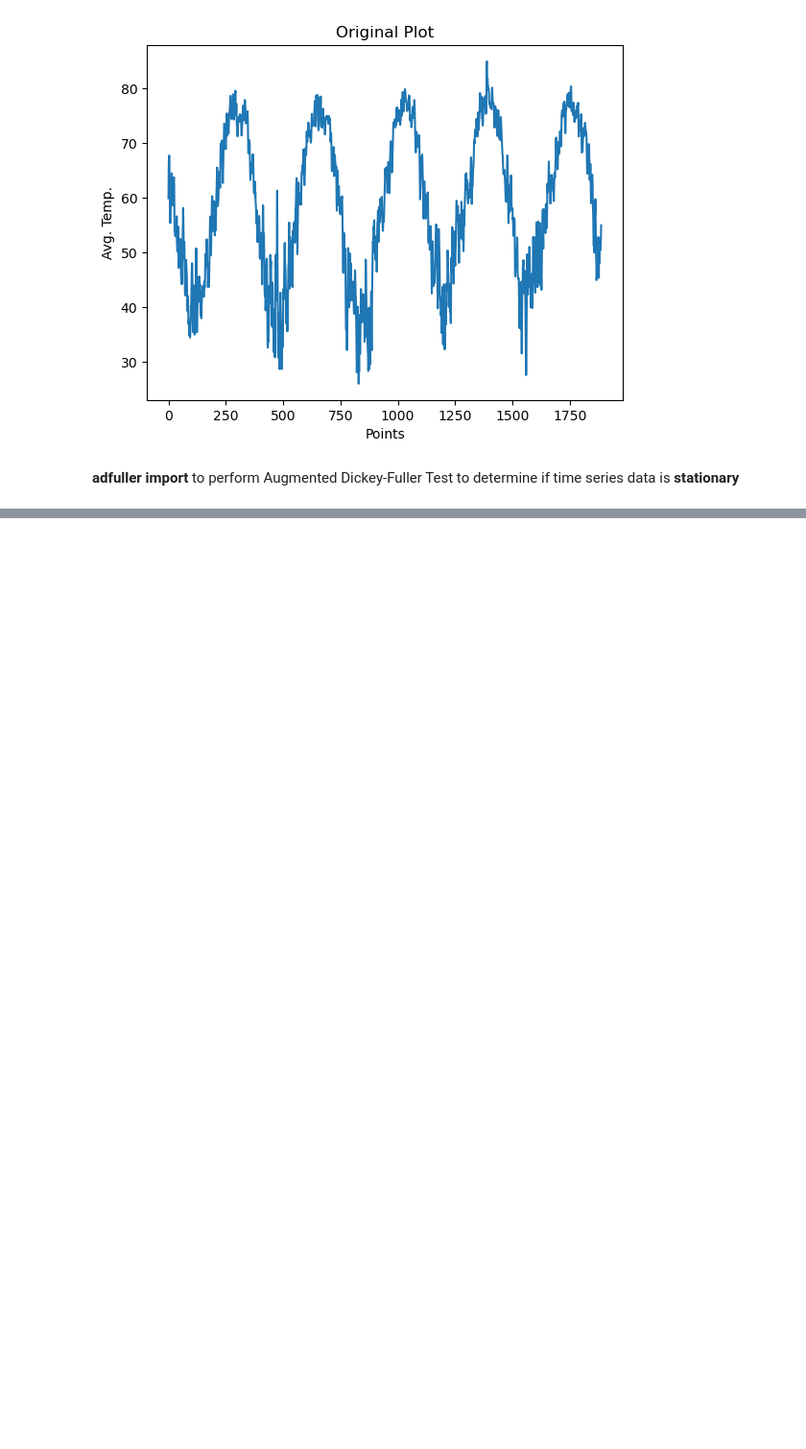
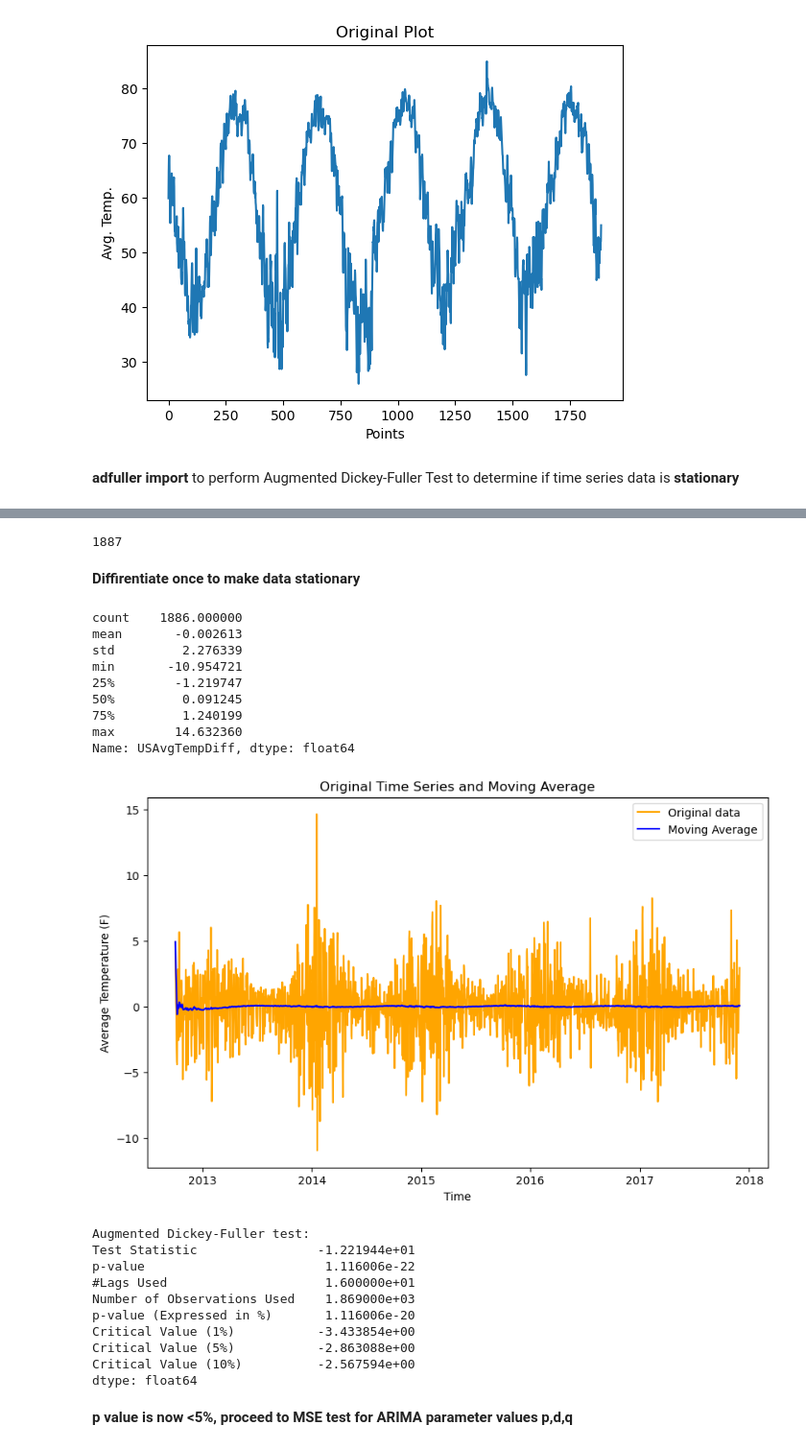
Before and after one commit to rickrekkem/WeatherForecasters, a Jupyter notebook: cap-final-project.ipynb, the cells around one changed output, grey strips where cells are left out. Shown: that part at 96% size. Saved outputs shown, nothing was run; the diff lists cells and outputs as text; code cells hidden in the pictures; blank space fills up the shorter version.

```diff
--- a/cap-final-project.ipynb
+++ b/cap-final-project.ipynb
@@ -688,0 +192,6 @@ Freq: D, Name: predicted_mean, dtype: float64
+# %%
+len(davg_df) #length of datapoints
+# %% [output]
+1887
+# %% [markdown]
+**Diffirentiate once to make data stationary**
@@ -688,0 +203,26 @@ Freq: D, Name: predicted_mean, dtype: float64
+# %%
+stationary_ts_check(davg_df.USAvgTempDiff) #-1 datapoint to account for differentiating
+# %% [output]
+count    1886.000000
+mean       -0.002613
+std         2.276339
+min       -10.954721
+25%        -1.219747
+50%         0.091245
+75%         1.240199
+max        14.632360
+Name: USAvgTempDiff, dtype: float64
+[figure, added]
+Augmented Dickey-Fuller test:
+Test Statistic                -1.221944e+01
+p-value                        1.116006e-22
+#Lags Used                     1.600000e+01
+Number of Observations Used    1.869000e+03
+p-value (Expressed in %)       1.116006e-20
+Critical Value (1%)           -3.433854e+00
+Critical Value (5%)           -2.863088e+00
+Critical Value (10%)          -2.567594e+00
+dtype: float64
+# %% [markdown]
+
+**p value is now <5%, proceed to MSE test for ARIMA parameter values p,d,q**
```
Also changed, not shown: parts of 59 cells of this notebook.
